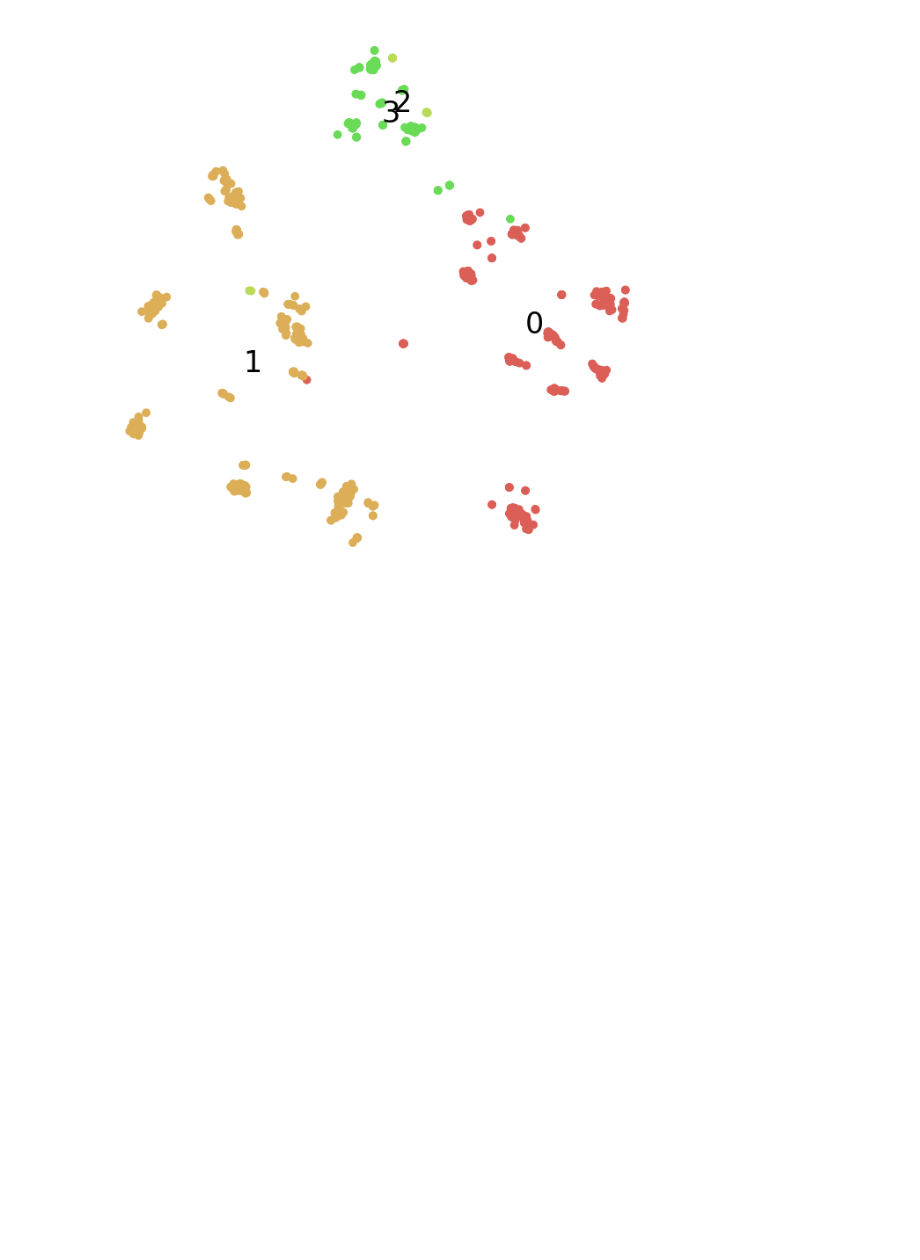
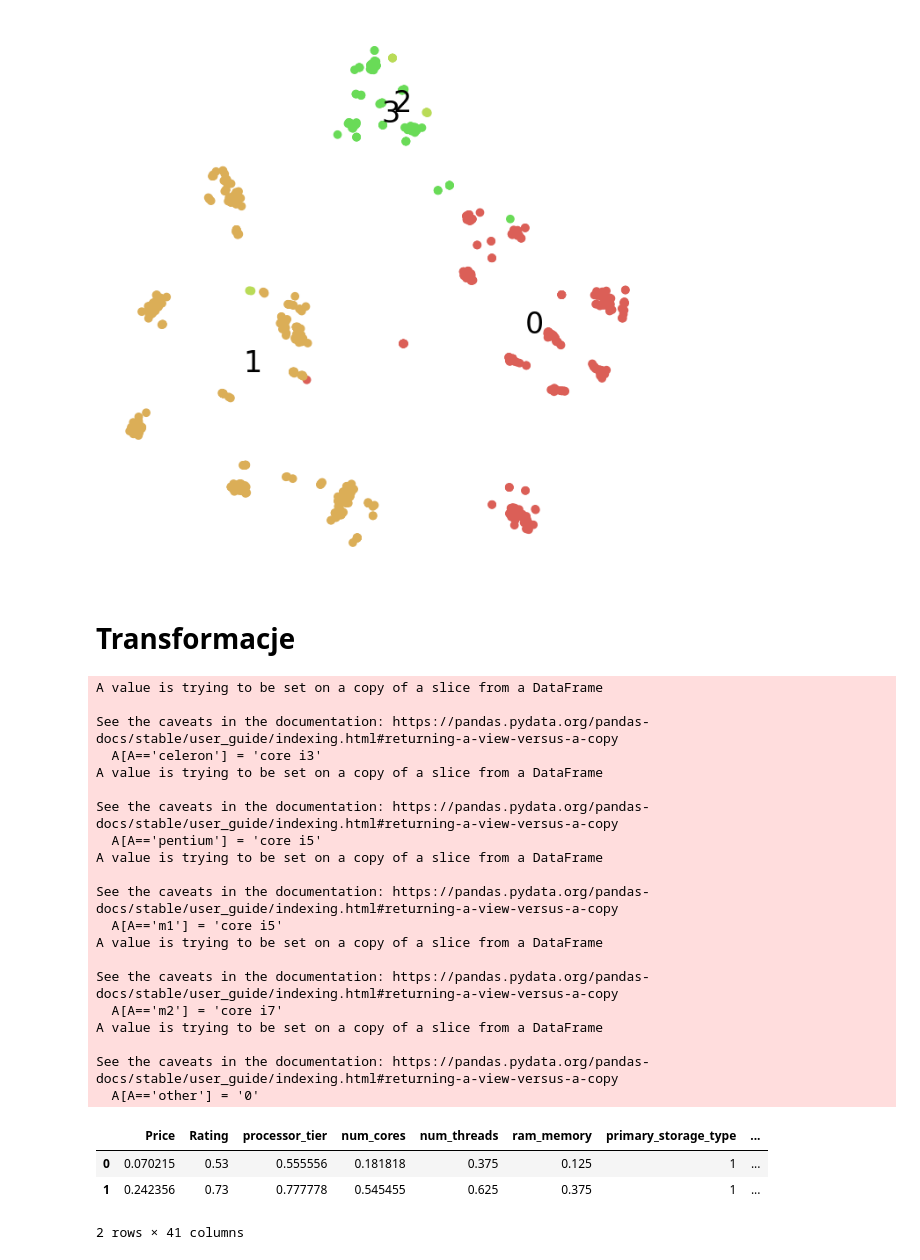
Before and after one commit to fantasy2fry/brand-laptops-clustering-ml, a Jupyter notebook: src/feature_engineering/Jan.ipynb, the cells around one changed output. Drawn from its saved outputs; the diff is of its cells as text; code cells hidden in the pictures; blank space fills up the shorter version.

```diff
--- a/src/feature_engineering/Jan.ipynb
+++ b/src/feature_engineering/Jan.ipynb
@@ -660,3 +632,5 @@ posx and posy should be finite values
 posx and posy should be finite values
 posx and posy should be finite values
 [figure]
+# %% [markdown]
+# Transformacje
@@ -662,0 +641,16 @@ posx and posy should be finite values
+# %%
+class MinMaxTransformer(BaseEstimator, TransformerMixin):
+    def __init__(self,classes):
+         self.scaler = [MinMaxScaler() for _ in range(len(classes))]
+         self.classes = classes
+
+    def fit(self, X, y=None):
+            for i,col in enumerate(self.classes):
+                self.scaler[i].fit(X[[col]])
+            return self
+
+    def transform(self, X, y=None):
+        Xc = X.copy()
+        for i,col in enumerate(self.classes):
+             Xc[col] = self.scaler[i].transform(Xc[[col]])
+        return Xc
@@ -662,0 +782,35 @@ posx and posy should be finite values
+# %%
+classess = ['Price','resolution_width','resolution_height','display_size','processor_tier','num_cores','num_threads',
+            'ram_memory','primary_storage_capacity','secondary_storage_capacity']
+ppl = Pipeline([
+    ('transformer',transformer_1()),
+    ('minmax',MinMaxTransformer(classess))
+])
+datatest = data.copy()
+xtes = ppl.fit_transform(datatest)
+xtes.head(2)
+# %% [output]
+A value is trying to be set on a copy of a slice from a DataFrame
+
+See the caveats in the documentation: https://pandas.pydata.org/pandas-docs/stable/user_guide/indexing.html#returning-a-view-versus-a-copy
+  A[A=='celeron'] = 'core i3'
+A value is trying to be set on a copy of a slice from a DataFrame
+
+See the caveats in the documentation: https://pandas.pydata.org/pandas-docs/stable/user_guide/indexing.html#returning-a-view-versus-a-copy
+  A[A=='pentium'] = 'core i5'
+A value is trying to be set on a copy of a slice from a DataFrame
+
+See the caveats in the documentation: https://pandas.pydata.org/pandas-docs/stable/user_guide/indexing.html#returning-a-view-versus-a-copy
+  A[A=='m1'] = 'core i5'
+A value is trying to be set on a copy of a slice from a DataFrame
+
+See the caveats in the documentation: https://pandas.pydata.org/pandas-docs/stable/user_guide/indexing.html#returning-a-view-versus-a-copy
+  A[A=='m2'] = 'core i7'
+A value is trying to be set on a copy of a slice from a DataFrame
+
+See the caveats in the documentation: https://pandas.pydata.org/pandas-docs/stable/user_guide/indexing.html#returning-a-view-versus-a-copy
+  A[A=='other'] = '0'
+|  | Price | Rating | processor_tier | num_cores | num_threads | ram_memory | primary_storage_type | ... |
+| 0 | 0.070215 | 0.53 | 0.555556 | 0.181818 | 0.375 | 0.125 | 1 | ... |
+| 1 | 0.242356 | 0.73 | 0.777778 | 0.545455 | 0.625 | 0.375 | 1 | ... |
+2 rows × 41 columns
```
Also changed, not shown: parts of 10 cells of this notebook.
